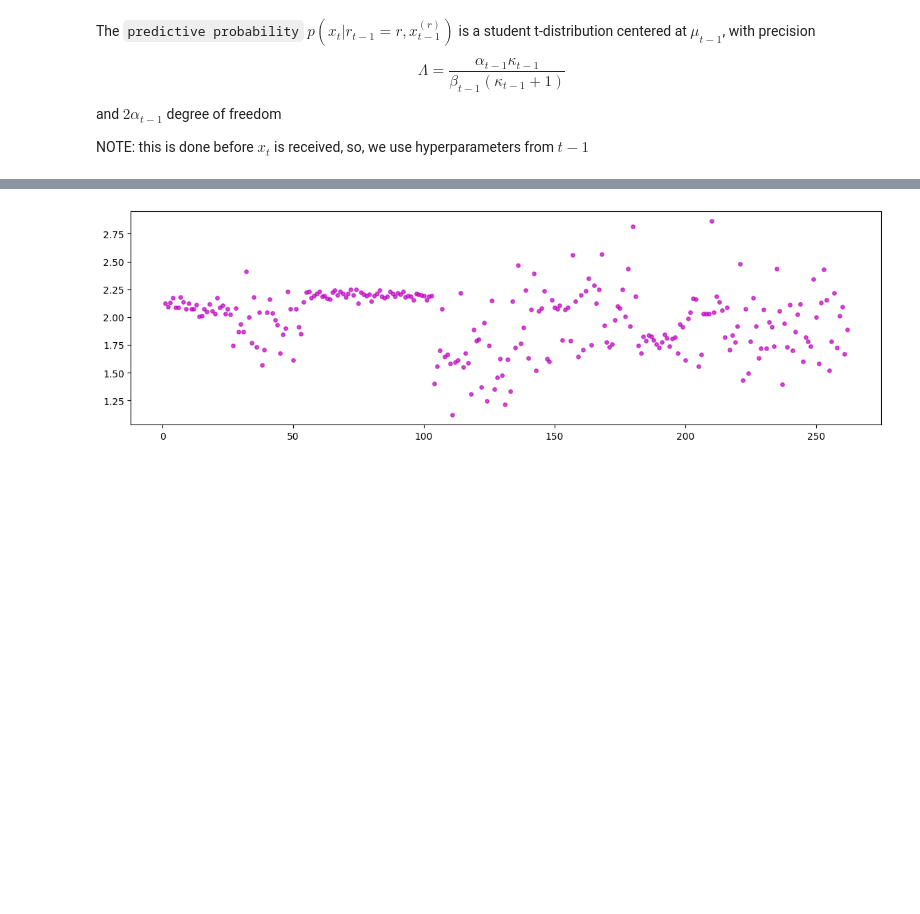
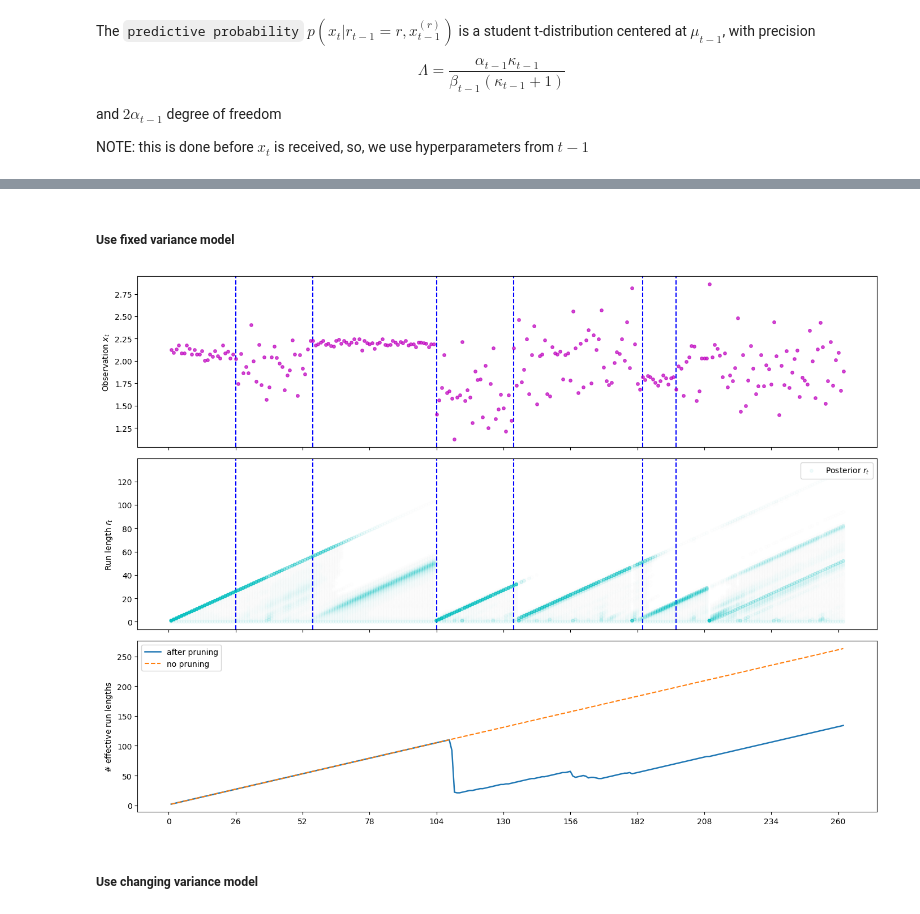
Before and after one commit to heyjianjing/time_series, a Jupyter notebook: ts_03_changepoint_detection_conjugacy.ipynb, the cells around one changed output, grey strips where cells are left out. Drawn from its saved outputs; the diff is of its cells as text; code cells hidden in the pictures; blank space fills up the shorter version.

```diff
--- a/ts_03_changepoint_detection_conjugacy.ipynb
+++ b/ts_03_changepoint_detection_conjugacy.ipynb
@@ -897,3 +917,32 @@ NOTE: this is done before $x_t$ is received, so, we use hyperparameters from $t-
+# %% [markdown]
+##### Use fixed variance model
+# %%
+# hyperparameters
+mu_prior = 2
+var_prior = 1
+hyper_param_rt = [hyper_param_inst(mu_prior, var_prior)] # list, corresponding to different r_t
+
+# keep a copy of prior to be appended to hyperparameter list
+prior_hyper_param = hyper_param_inst(mu_prior, var_prior)
+
+post_rt, hist_len_rt_after_pruning = cp_detection(
+    data_x,
+    num_steps,
+    hyper_param_rt,
+    prior_hyper_param,
+    var_obs=0.05, # set this to smallest var to expect?
+    inv_hazard=20.,
+    pruning_eps=1e-8,
+    use_prior_for_cp=False,
+    )
+# %%
+# print(np.argmax(post_rt[1:], axis=1))
+plot_cp_detection(data_x, post_rt, hist_len_rt_after_pruning,
+                   change_points=data_cp, r_true=data_r)
+# %% [output]
+[figure, added]
+# %% [markdown]
+##### Use changing variance model
 # %%
 hyper_param_inst = namedtuple("Hyper_parameter", ["mu", "kappa", "alpha", "beta"])
 
@@ -910,25 +959,5 @@ def update_hyper_param(hyper_param, x_t, var_obs):
     alpha_new = hyper_param.alpha + 0.5
     beta_new = hyper_param.beta + 0.5 * hyper_param.kappa * (x_t - hyper_param.mu)**2 / kappa_new
     return hyper_param_inst(mu_new, kappa_new, alpha_new, beta_new)
-# %%
-np.random.seed(42)
-
-# generate data
-segment_lengths = [25, 30, 48, 30, 50, 13, 66]
-segment_means = [2.1, 2, 2.2, 1.6, 2, 1.8, 1.9]
-# segment_means = [2.1] * 7
-segment_stds = [0.05, 0.22, 0.03, 0.25, 0.3, 0.05, 0.25]
-data_x, data_r, _, data_cp = generate_data(
-    segment_lengths,
-    segment_means,
-    segment_stds
-    )
-num_steps = sum(segment_lengths)
-
-plt.figure(figsize=(14, 4))
-plt.scatter(np.arange(1, num_steps + 1), data_x, c='m', s=15, alpha=0.7)
-plt.show()
-# %% [output]
-[figure, removed]
 # %%
 # hyperparameters
```
Also changed, not shown: parts of 5 cells of this notebook.
